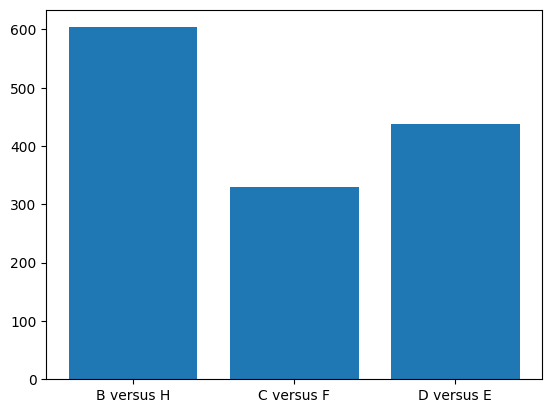
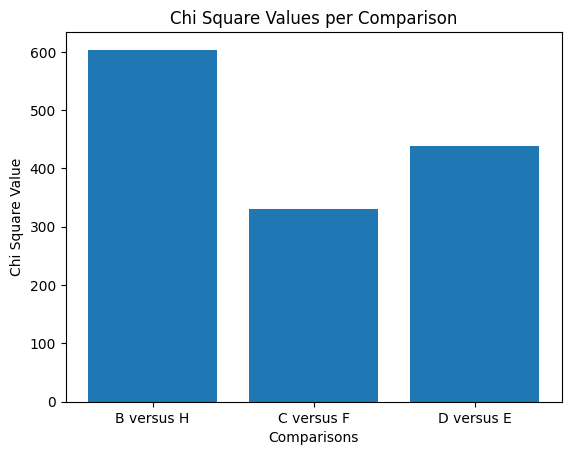
Code edit (unified diff) that turned the first committed figure into the second:
--- before
+++ after
@@ -1,3 +1,6 @@
 comparison_vs_chi_square = results_df.groupby("comparison")["chi_square_stat"].sum()
 plt.bar(comparison_vs_chi_square.index, comparison_vs_chi_square.values)
+plt.xlabel("Comparisons")
+plt.ylabel("Chi Square Value")
+plt.title("Chi Square Values per Comparison")
 plt.show()

Commit: All visualizations complete. Now I just need to make the poster